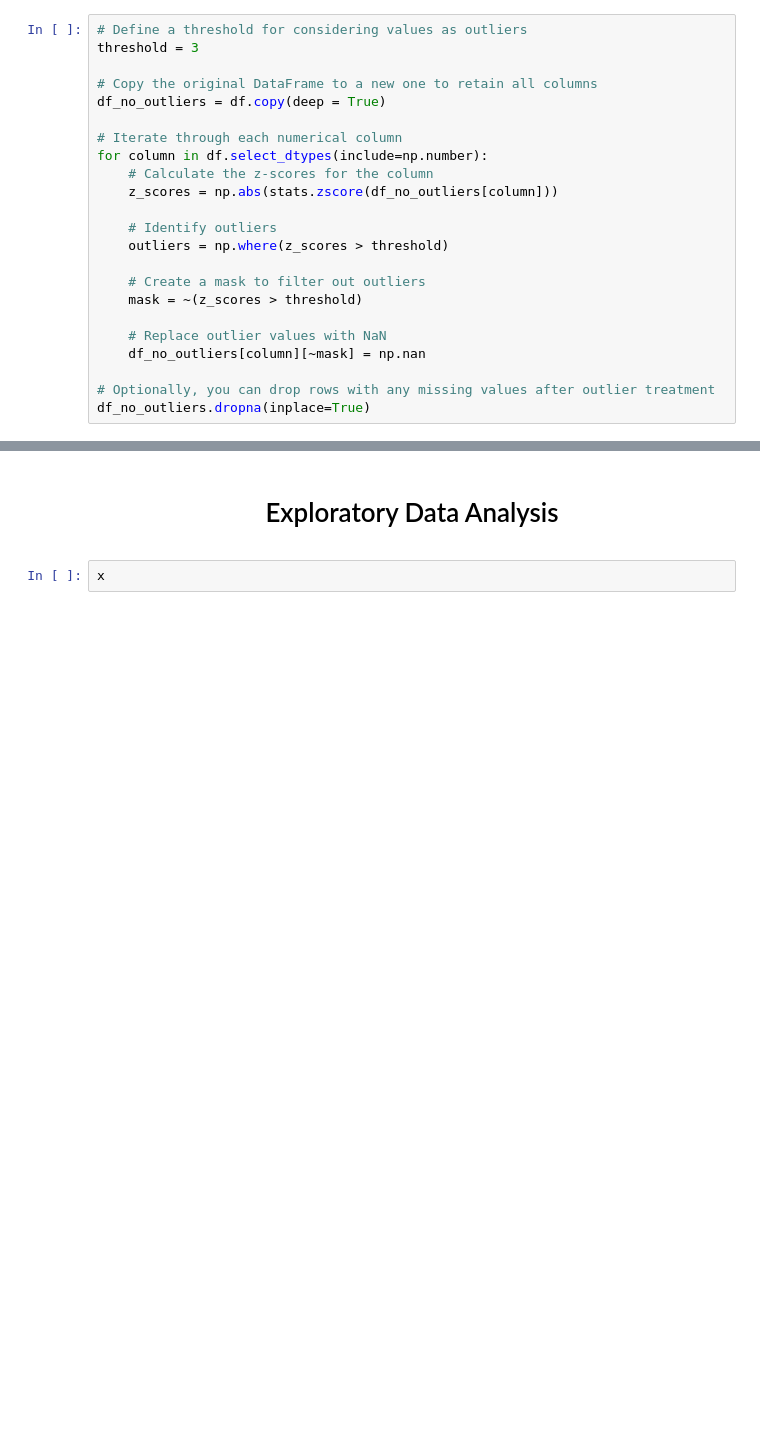
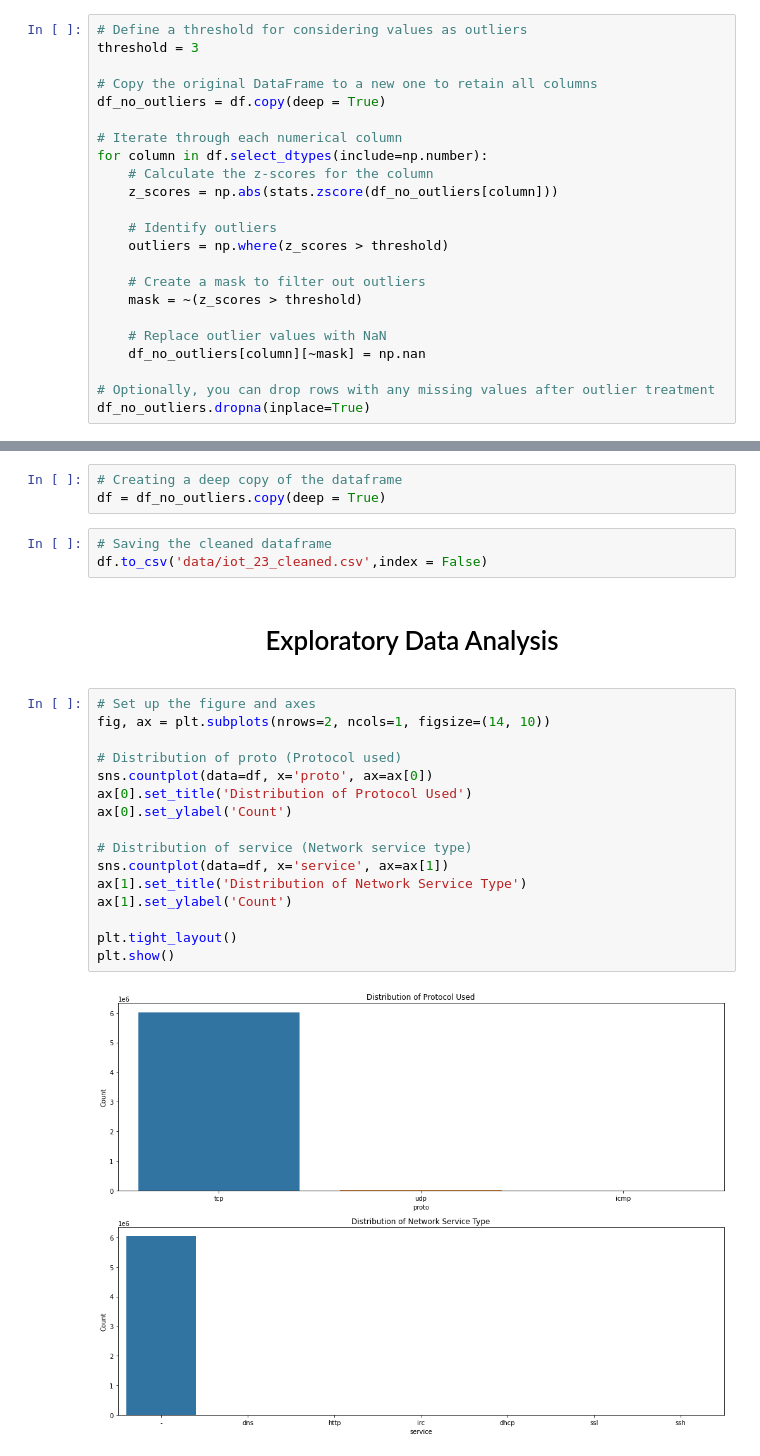
Before and after one commit to Chane2023/Malicious-Software-Prediction, a Jupyter notebook: notebooks/Data Exploration and EDA.ipynb, the cells around one changed output, grey strips where cells are left out. Cells and saved outputs as stored; diff of their text form; blank space fills up the shorter version.

```diff
--- a/notebooks/Data Exploration and EDA.ipynb
+++ b/notebooks/Data Exploration and EDA.ipynb
@@ -101,4 +183,26 @@ df_no_outliers
-# %% [markdown]
-<center><h1>Exploratory Data Analysis </center>
 # %%
-x
+# Creating a deep copy of the dataframe
+df = df_no_outliers.copy(deep = True)
+# %%
+# Saving the cleaned dataframe
+df.to_csv('data/iot_23_cleaned.csv',index = False)
+# %% [markdown]
+<center><h1>Exploratory Data Analysis </center>
+# %%
+# Set up the figure and axes
+fig, ax = plt.subplots(nrows=2, ncols=1, figsize=(14, 10))
+
+# Distribution of proto (Protocol used)
+sns.countplot(data=df, x='proto', ax=ax[0])
+ax[0].set_title('Distribution of Protocol Used')
+ax[0].set_ylabel('Count')
+
+# Distribution of service (Network service type)
+sns.countplot(data=df, x='service', ax=ax[1])
+ax[1].set_title('Distribution of Network Service Type')
+ax[1].set_ylabel('Count')
+
+plt.tight_layout()
+plt.show()
+# %% [output]
+[figure, added]
```
Also changed, not shown: parts of 17 cells of this notebook.
